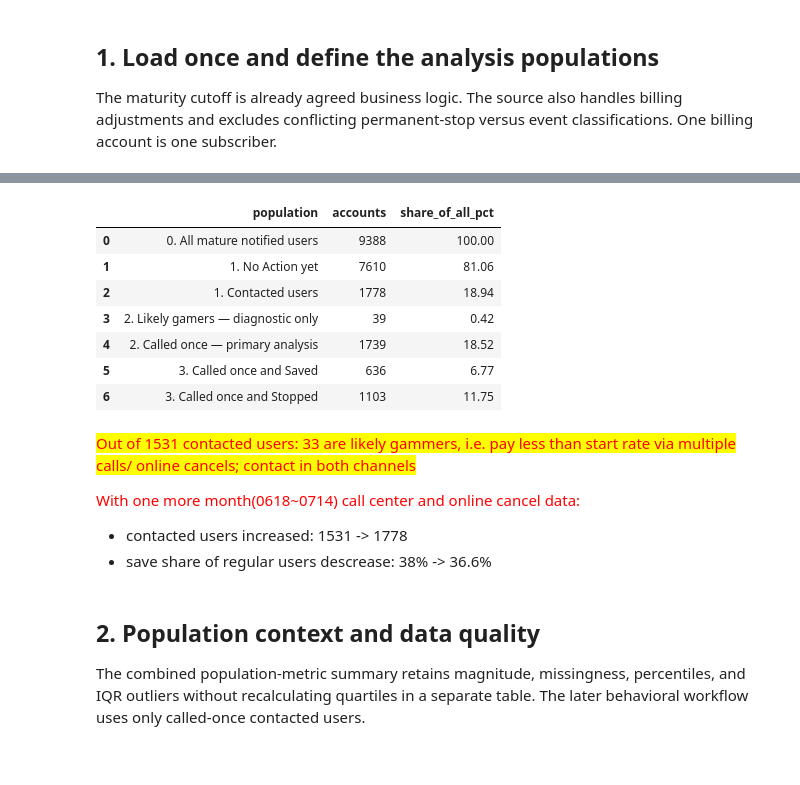
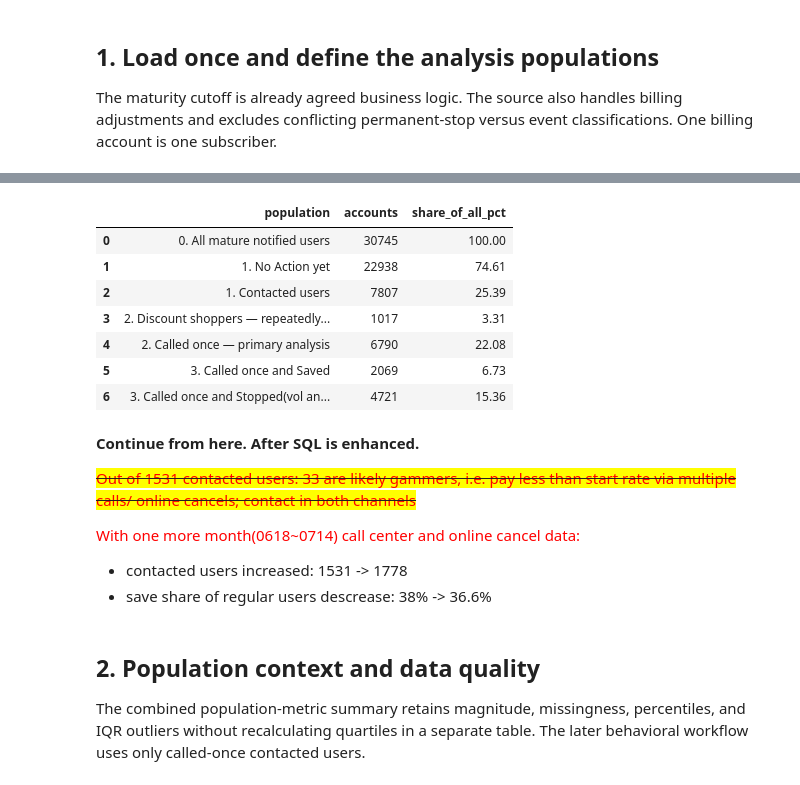
Before and after one commit to ying-gannett/stop_save_pChurn, a Jupyter notebook: src/notebooks/EDA_complete.ipynb, the cells around one changed output, grey strips where cells are left out. Drawn from its saved outputs; the diff is of its cells as text; code cells hidden in the pictures.

```diff
--- a/src/notebooks/EDA_complete.ipynb
+++ b/src/notebooks/EDA_complete.ipynb
@@ -45,23 +45,17 @@ from src.eda_helpers import (
 )
 # %%
 PROJECT_ID = "gannett-datascience"
-TABLE_ID = "gannett-datascience.test_results_zone.ss_test_result_v3-2"
+TABLE_ID = "gannett-datascience.test_results_zone.ss_test_result_usage_analysis"
 
-NUMERIC_FIELDS = ["frequency", "breadth", "tenure", "tt_cost"]
-SUMMARY_SEGMENT_FIELDS = [
-    "src_risk_tier",
-    "cohort",
-    "Treatment",
-    "contact_channel_group",
-    OUTCOME_COL,
-    "contact_timing",
-]
+NUMERIC_FIELDS = ["frequency", "breadth", "tenure", "tt_cost", "modelscore"]
+CATEGORICAL_FIELDS = ["rfv_bin", "favor_platforms", "market", "is_T1T2", "is_selected_80Mkts"]
 BASE_SEGMENT_FIELDS = [
     "contact_channel_group",
     "contact_timing",
     "cohort",
     "src_risk_tier",
 ]
+SUMMARY_SEGMENT_FIELDS = BASE_SEGMENT_FIELDS + ["Treatment", OUTCOME_COL]
 PROFILE_FIELDS = [OUTCOME_COL, *BASE_SEGMENT_FIELDS]
 MIN_PROFILE_USERS = 20
 MIN_TREATMENT_USERS = 5
@@ -70,8 +64,8 @@ BOOTSTRAP_ITERATIONS = 2_000  # Set to 0 to skip confidence intervals.
 BOOTSTRAP_CONFIDENCE_LEVEL = 0.95
 
 OUTPUT_ROOT = PROJECT_ROOT / "src" / "notebooks"
-CHART_DIR = OUTPUT_ROOT / "charts" / "eda_complete_v2"
-TABLE_DIR = OUTPUT_ROOT / "tables" / "eda_complete_v2"
+CHART_DIR = OUTPUT_ROOT / "charts" / "eda_complete_v3"
+TABLE_DIR = OUTPUT_ROOT / "tables" / "eda_complete_v3"
 OVERVIEW_CHART_DIR = CHART_DIR / "overview"
 DIAGNOSTIC_CHART_DIR = CHART_DIR / "diagnostics"
 PROFILE_CHART_DIR = CHART_DIR / "profiles"
@@ -162,42 +172,44 @@ if empty_metrics:
 # %%
 population_counts = pd.DataFrame(
     {
         "population": [
             "0. All mature notified users",
             "1. No Action yet",
             "1. Contacted users",
-            "2. Likely gamers — diagnostic only",
+            "2. Discount shoppers — repeatedly called, repeatedly rejoined",
             "2. Called once — primary analysis",
             "3. Called once and Saved",
-            "3. Called once and Stopped",
+            "3. Called once and Stopped(vol and invol)",
         ],
         "accounts": [
             df[ID_COL].nunique(),
             df_no_action[ID_COL].nunique(),
             df_contacted[ID_COL].nunique(),
             df_gamer[ID_COL].nunique(),
             df_analysis[ID_COL].nunique(),
             df_saved[ID_COL].nunique(),
             df_stopped[ID_COL].nunique(),
         ],
     }
 )
 population_counts["share_of_all_pct"] = (
     population_counts["accounts"] / df[ID_COL].nunique() * 100
 )
 population_counts.to_csv(TABLE_DIR / "population_counts.csv", index=False)
 population_counts
 # %% [output]
 |  | population | accounts | share_of_all_pct |
-| 0 | 0. All mature notified users | 9388 | 100.00 |
-| 1 | 1. No Action yet | 7610 | 81.06 |
-| 2 | 1. Contacted users | 1778 | 18.94 |
-| 3 | 2. Likely gamers — diagnostic only | 39 | 0.42 |
-| 4 | 2. Called once — primary analysis | 1739 | 18.52 |
-| 5 | 3. Called once and Saved | 636 | 6.77 |
-| 6 | 3. Called once and Stopped | 1103 | 11.75 |
+| 0 | 0. All mature notified users | 30745 | 100.00 |
+| 1 | 1. No Action yet | 22938 | 74.61 |
+| 2 | 1. Contacted users | 7807 | 25.39 |
+| 3 | 2. Discount shoppers — repeatedly... | 1017 | 3.31 |
+| 4 | 2. Called once — primary analysis | 6790 | 22.08 |
+| 5 | 3. Called once and Saved | 2069 | 6.73 |
+| 6 | 3. Called once and Stopped(vol an... | 4721 | 15.36 |
 # %% [markdown]
-<span style="background-color: yellow; color:red">Out of 1531 contacted users: 33 are likely gammers, i.e. pay less than start rate via multiple calls/ online cancels; contact in both channels</span>
+**Continue from here. After SQL is enhanced.**
+
+~~<span style="background-color: yellow; color:red">Out of 1531 contacted users: 33 are likely gammers, i.e. pay less than start rate via multiple calls/ online cancels; contact in both channels</span>~~
 
 <span style="background-color: white; color:red">With one more month(0618~0714) call center and online cancel data:</span>
 - contacted users increased: 1531 -> 1778
```
Also changed, not shown: parts of 15 cells of this notebook, 27 other files.
